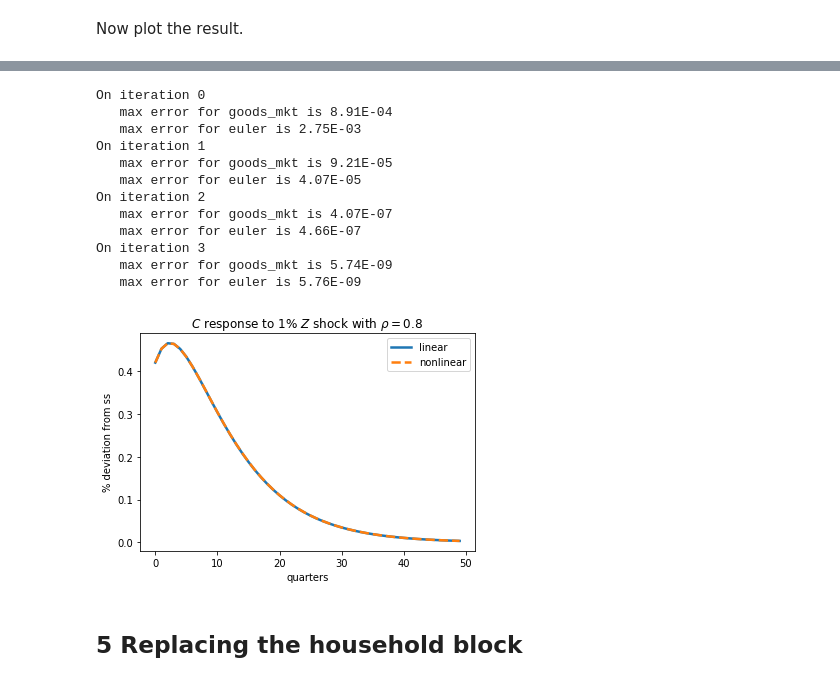
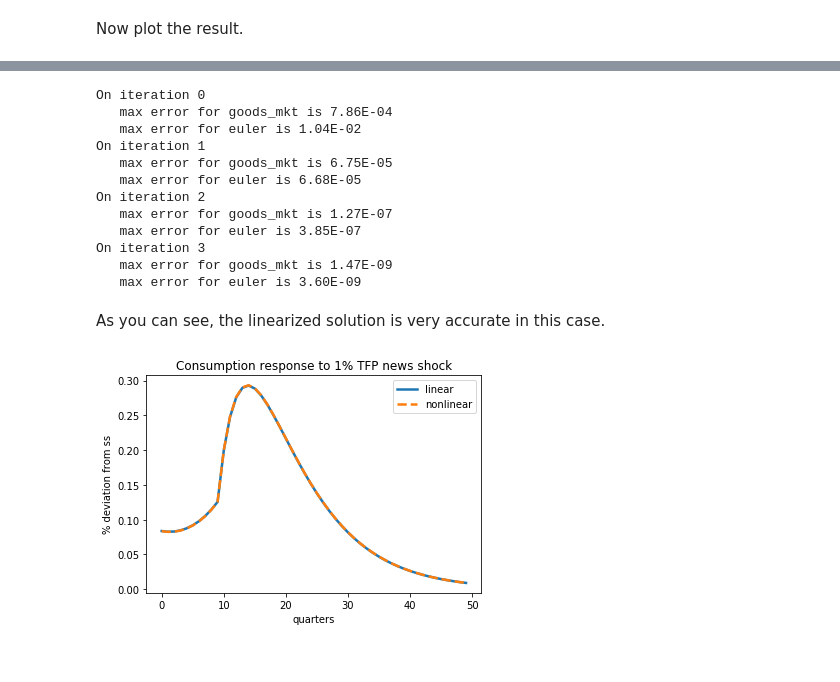
Before and after one commit to shade-econ/sequence-jacobian, a Jupyter notebook: rbc.ipynb, the cells around one changed output, grey strips where cells are left out. Cells and saved outputs as stored; diff of their text form; code cells hidden in the pictures.

```diff
--- a/rbc.ipynb
+++ b/rbc.ipynb
@@ -101,9 +128,7 @@ Given the steady state, we can get the general equilibrium Jacobians $G$ via a s
 # %%
-T = 300
-
 G = jac.get_G(block_list=[firm, household, mkt_clearing],
               exogenous=['Z'],
               unknowns=['K', 'L'],
               targets=['euler', 'goods_mkt'],
-              T=T, ss=ss)
+              T=300, ss=ss)
 # %% [markdown]
@@ -113,5 +138,13 @@ We store the two sequences as columns of a matrix $dZ.$
 # %%
-rho, news = 0.8, 10
+T, impact, rho, news = 300, 0.01, 0.8, 10
 dZ = np.empty((T, 2))
-dZ[:, 0] = 0.01 * ss['Z'] * rho**np.arange(T)
+dZ[:, 0] = impact * ss['Z'] * rho**np.arange(T)
 dZ[:, 1] = np.concatenate((np.zeros(news), dZ[:-news, 0]))
+
+plt.plot(100*dZ[:50, 0]/ss['Z'], label='regular shock', linewidth=2.5)
+plt.plot(100*dZ[:50, 1]/ss['Z'], label='news shock', linewidth=2.5)
+plt.title(r'Two TFP shocks')
+plt.ylabel(r'% deviation from ss')
+plt.xlabel(r'quarters')
+plt.legend()
+plt.show()
@@ -120,5 +155,5 @@ Just apply the $G$ matrix to map these into impulses responses for, say, consump
 # %%
-dC = G['C']['Z'] @ dZ / ss['C']
+dC = 100 * G['C']['Z'] @ dZ / ss['C']
 # %% [markdown]
 Now plot the result.
 # %%
@@ -138,32 +177,33 @@ This is shock-specific of course.
 # %%
-Z = ss['Z'] + 0.01*0.8**np.arange(T)
-td_nonlin = nonlinear.td_solve(ss=ss, block_list=[firm, household, mkt_clearing],
-                               unknowns=['K', 'L'], targets=['goods_mkt', 'euler'], Z=Z)
+td_nonlin = nonlinear.td_solve(ss=ss,
+                               block_list=[firm, household, mkt_clearing],
+                               unknowns=['K', 'L'],
+                               targets=['goods_mkt', 'euler'],
+                               Z=ss['Z']+dZ[:, 1])
 # %% [output]
 On iteration 0
-   max error for goods_mkt is 8.91E-04
-   max error for euler is 2.75E-03
+   max error for goods_mkt is 7.86E-04
+   max error for euler is 1.04E-02
 On iteration 1
-   max error for goods_mkt is 9.21E-05
-   max error for euler is 4.07E-05
+   max error for goods_mkt is 6.75E-05
+   max error for euler is 6.68E-05
 On iteration 2
-   max error for goods_mkt is 4.07E-07
-   max error for euler is 4.66E-07
+   max error for goods_mkt is 1.27E-07
+   max error for euler is 3.85E-07
 On iteration 3
-   max error for goods_mkt is 5.74E-09
-   max error for euler is 5.76E-09
+   max error for goods_mkt is 1.47E-09
+   max error for euler is 3.60E-09
+# %% [markdown]
+As you can see, the linearized solution is very accurate in this case.
 # %%
-dC_nonlin = td_nonlin['C']/ss['C'] - 1
-dC_lin = G['C']['Z'] @ (Z - ss['Z']) / ss['C']
+dC_nonlin = 100 * (td_nonlin['C']/ss['C'] - 1)
 
-plt.plot(100*dC_lin[:50], label='linear', linewidth=2.5)
-plt.plot(100*dC_nonlin[:50], label='nonlinear',  linestyle='--', linewidth=2.5)
-plt.title(r'$C$ response to 1% $Z$ shock with $\rho=0.8$')
+plt.plot(dC[:50, 1], label='linear', linewidth=2.5)
+plt.plot(dC_nonlin[:50], label='nonlinear',  linestyle='--', linewidth=2.5)
+plt.title(r'Consumption response to 1% TFP news shock')
 plt.ylabel(r'% deviation from ss')
 plt.xlabel(r'quarters')
 plt.legend()
 plt.show()
 # %% [output]
-[figure, old version]
+[figure, new version]
-# %% [markdown]
-## 5 Replacing the household block
```
Also changed, not shown: parts of 24 cells of this notebook.
